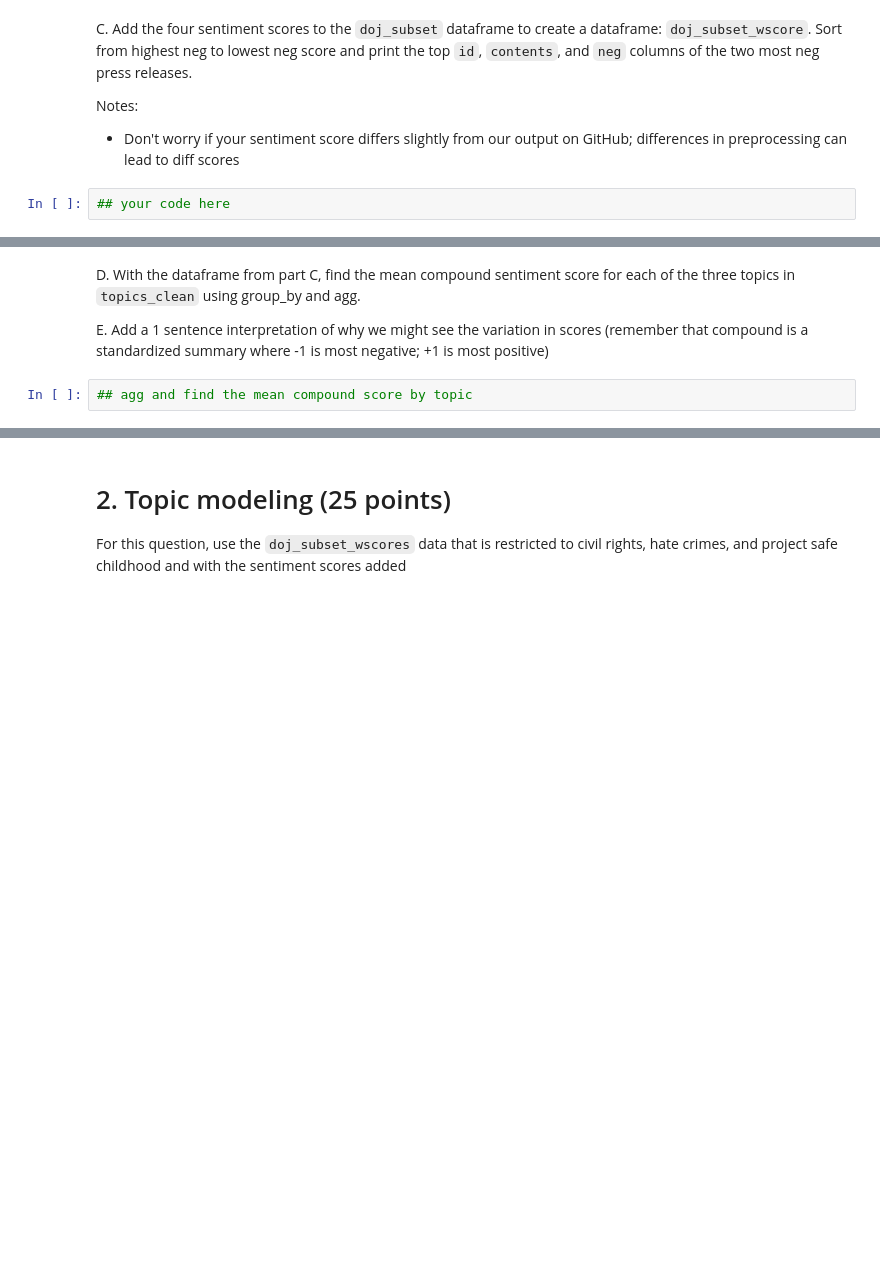
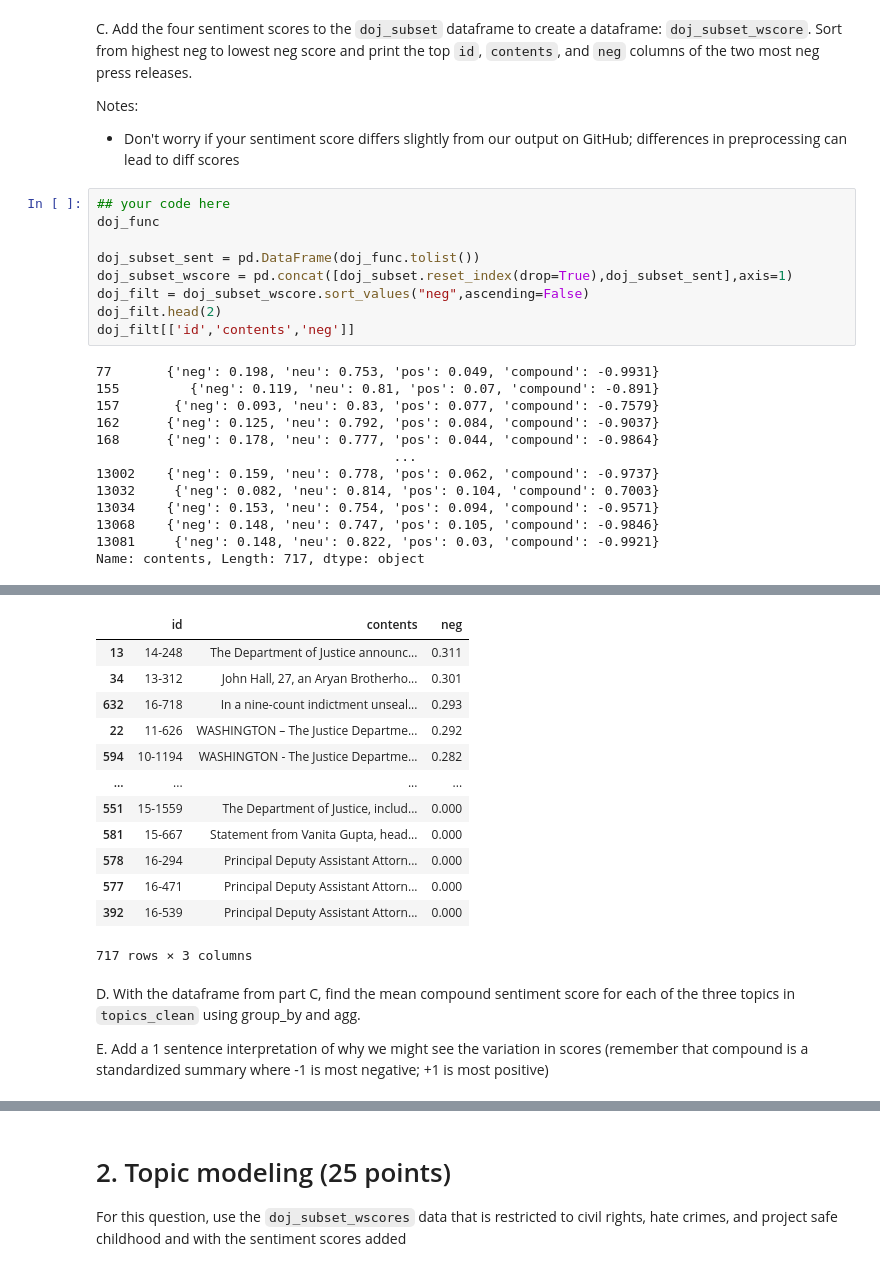
Before and after one commit to phoom28/QSS20_S25, a Jupyter notebook: problemsets/pset3/pset3_blank.ipynb, the cells around one changed output, grey strips where cells are left out. Drawn from its saved outputs; the diff is of its cells as text; blank space fills up the shorter version.

```diff
--- a/problemsets/pset3/pset3_blank.ipynb
+++ b/problemsets/pset3/pset3_blank.ipynb
@@ -246,5 +234,25 @@ C. Add the four sentiment scores to the `doj_subset` dataframe to create a dataf
 Notes:
 
 - Don't worry if your sentiment score differs slightly from our output on GitHub; differences in preprocessing can lead to diff scores
-# %%
-## your code here
+# %%
+## your code here
+doj_func
+
+doj_subset_sent = pd.DataFrame(doj_func.tolist())
+doj_subset_wscore = pd.concat([doj_subset.reset_index(drop=True),doj_subset_sent],axis=1)
+doj_filt = doj_subset_wscore.sort_values("neg",ascending=False)
+doj_filt.head(2)
+doj_filt[['id','contents','neg']]
+# %% [output]
+77       {'neg': 0.198, 'neu': 0.753, 'pos': 0.049, 'compound': -0.9931}
+155         {'neg': 0.119, 'neu': 0.81, 'pos': 0.07, 'compound': -0.891}
+157       {'neg': 0.093, 'neu': 0.83, 'pos': 0.077, 'compound': -0.7579}
+162      {'neg': 0.125, 'neu': 0.792, 'pos': 0.084, 'compound': -0.9037}
+168      {'neg': 0.178, 'neu': 0.777, 'pos': 0.044, 'compound': -0.9864}
+                                      ...
+13002    {'neg': 0.159, 'neu': 0.778, 'pos': 0.062, 'compound': -0.9737}
+13032     {'neg': 0.082, 'neu': 0.814, 'pos': 0.104, 'compound': 0.7003}
+13034    {'neg': 0.153, 'neu': 0.754, 'pos': 0.094, 'compound': -0.9571}
+13068    {'neg': 0.148, 'neu': 0.747, 'pos': 0.105, 'compound': -0.9846}
+13081     {'neg': 0.148, 'neu': 0.822, 'pos': 0.03, 'compound': -0.9921}
+Name: contents, Length: 717, dtype: object
@@ -251,6 +262,17 @@ Notes:
+|  | id | contents | neg |
+| 13 | 14-248 | The Department of Justice announc... | 0.311 |
+| 34 | 13-312 | John Hall, 27, an Aryan Brotherho... | 0.301 |
+| 632 | 16-718 | In a nine-count indictment unseal... | 0.293 |
+| 22 | 11-626 | WASHINGTON – The Justice Departme... | 0.292 |
+| 594 | 10-1194 | WASHINGTON - The Justice Departme... | 0.282 |
+| ... | ... | ... | ... |
+| 551 | 15-1559 | The Department of Justice, includ... | 0.000 |
+| 581 | 15-667 | Statement from Vanita Gupta, head... | 0.000 |
+| 578 | 16-294 | Principal Deputy Assistant Attorn... | 0.000 |
+| 577 | 16-471 | Principal Deputy Assistant Attorn... | 0.000 |
+| 392 | 16-539 | Principal Deputy Assistant Attorn... | 0.000 |
+717 rows × 3 columns
 # %% [markdown]
 D. With the dataframe from part C, find the mean compound sentiment score for each of the three topics in `topics_clean` using group_by and agg.
 
 E. Add a 1 sentence interpretation of why we might see the variation in scores (remember that compound is a standardized summary where -1 is most negative; +1 is most positive)
-# %%
-## agg and find the mean compound score by topic
```
Also changed, not shown: parts of 16 cells of this notebook.
